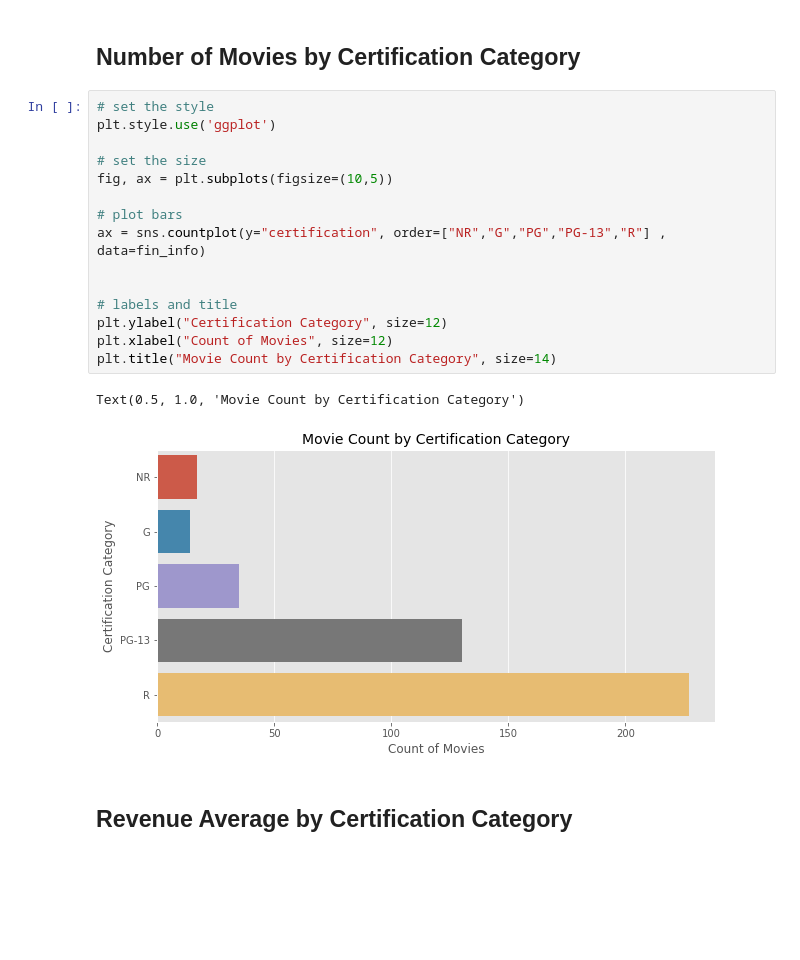
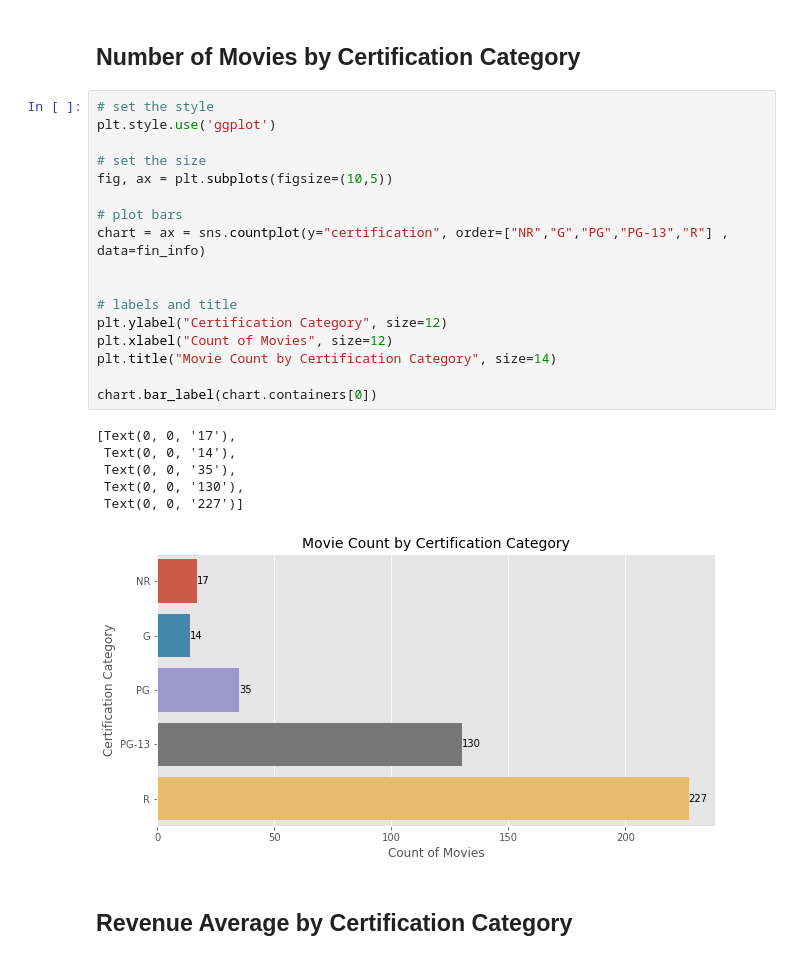
Before and after one commit to bradshawjoshua/MovieTime_Analysis, a Jupyter notebook: TMDB Movies Analysis EDA.ipynb, the cells around one changed output. Drawn from its saved outputs; the diff is of its cells as text; blank space fills up the shorter version.

```diff
--- a/TMDB Movies Analysis EDA.ipynb
+++ b/TMDB Movies Analysis EDA.ipynb
@@ -89,21 +89,27 @@ price_fmt_100m = FuncFormatter(hundred_m)
 # %%
 # set the style
 plt.style.use('ggplot')
 
 # set the size
 fig, ax = plt.subplots(figsize=(10,5))
 
 # plot bars
-ax = sns.countplot(y="certification", order=["NR","G","PG","PG-13","R"] , data=fin_info)
+chart = ax = sns.countplot(y="certification", order=["NR","G","PG","PG-13","R"] , data=fin_info)
 
 
 # labels and title
 plt.ylabel("Certification Category", size=12)
 plt.xlabel("Count of Movies", size=12)
 plt.title("Movie Count by Certification Category", size=14)
+
+chart.bar_label(chart.containers[0])
 # %% [output]
-Text(0.5, 1.0, 'Movie Count by Certification Category')
+[Text(0, 0, '17'),
+ Text(0, 0, '14'),
+ Text(0, 0, '35'),
+ Text(0, 0, '130'),
+ Text(0, 0, '227')]
-[figure, old version]
+[figure, new version]
 # %% [markdown]
 ## Revenue Average by Certification Category
 # %%
```
Also changed, not shown: parts of 2 cells of this notebook, 1 other file.
